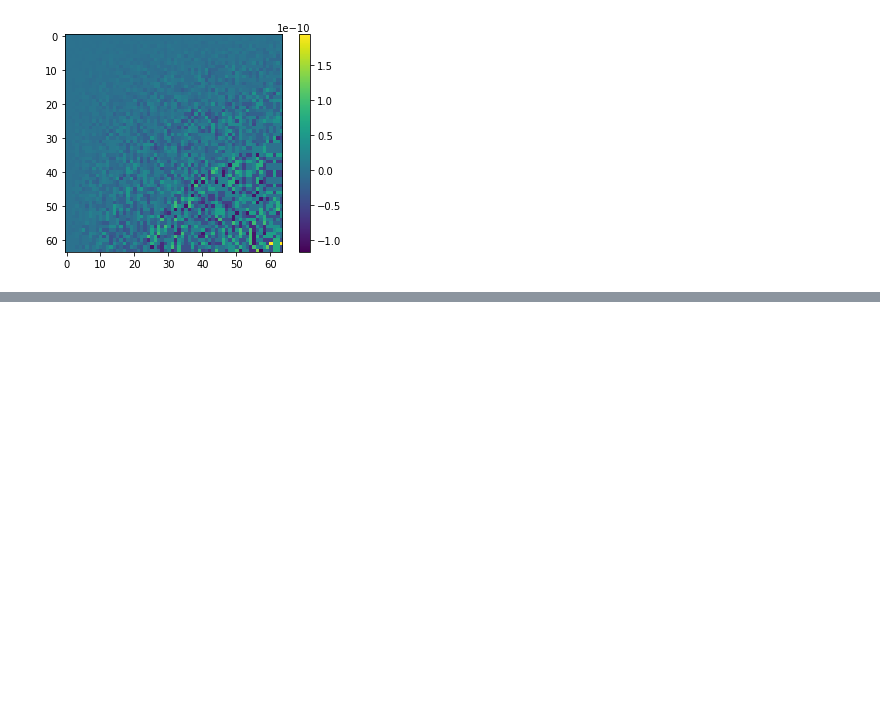
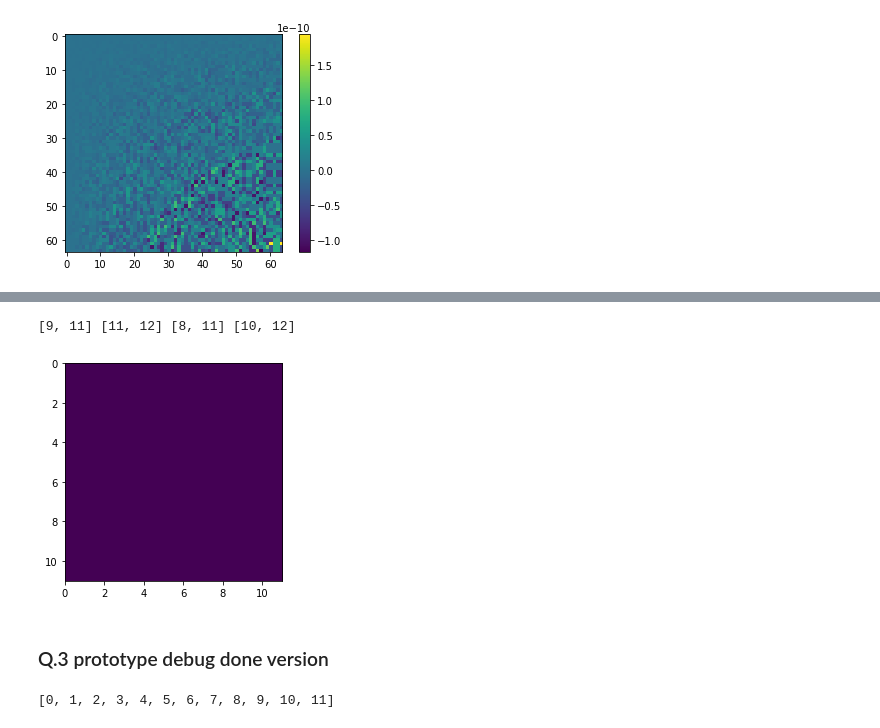
Before and after one commit to TakGlobus/class, a Jupyter notebook: MachineLearning_Kondor/prg_hw3_notebook.ipynb, the cells around one changed output, grey strips where cells are left out. Cells and saved outputs as stored; diff of their text form; code cells hidden in the pictures; blank space fills up the shorter version.

```diff
--- a/MachineLearning_Kondor/prg_hw3_notebook.ipynb
+++ b/MachineLearning_Kondor/prg_hw3_notebook.ipynb
@@ -255,0 +458,34 @@ plt.colorbar()
+# %%
+ind = -1
+a = np.zeros((12,12))
+fig = plt.figure(figsize=(4,4))
+ax = plt.subplot(111)
+x,y,z,s = tmp_list[ind]
+print(x,y,z,s)
+plt.imshow(a)
+ax.add_patch(mpl_patches.Rectangle(
+    (x[0], x[1]),
+    width = y[1] - x[1],
+    height = y[0] - x[0],
+    linewidth=1,
+    edgecolor="black",
+    facecolor='black'
+    )
+)
+ax.add_patch(mpl_patches.Rectangle(
+    (z[0], z[1]),
+    width = s[1] - z[1],
+    height = s[0] - z[0],
+    linewidth=1,
+    edgecolor="black",
+    facecolor="none"
+    )
+)
+plt.xlim(0,11)
+plt.ylim(11,0)
+plt.show()
+# %% [output]
+[9, 11] [11, 12] [8, 11] [10, 12]
+[figure, added]
+# %% [markdown]
+### Q.3 prototype debug done version
@@ -255,0 +511,4 @@ plt.colorbar()
+# %%
+[i for i in range(0,12,1)]
+# %% [output]
+[0, 1, 2, 3, 4, 5, 6, 7, 8, 9, 10, 11]
```
Also changed, not shown: parts of 41 cells of this notebook.
